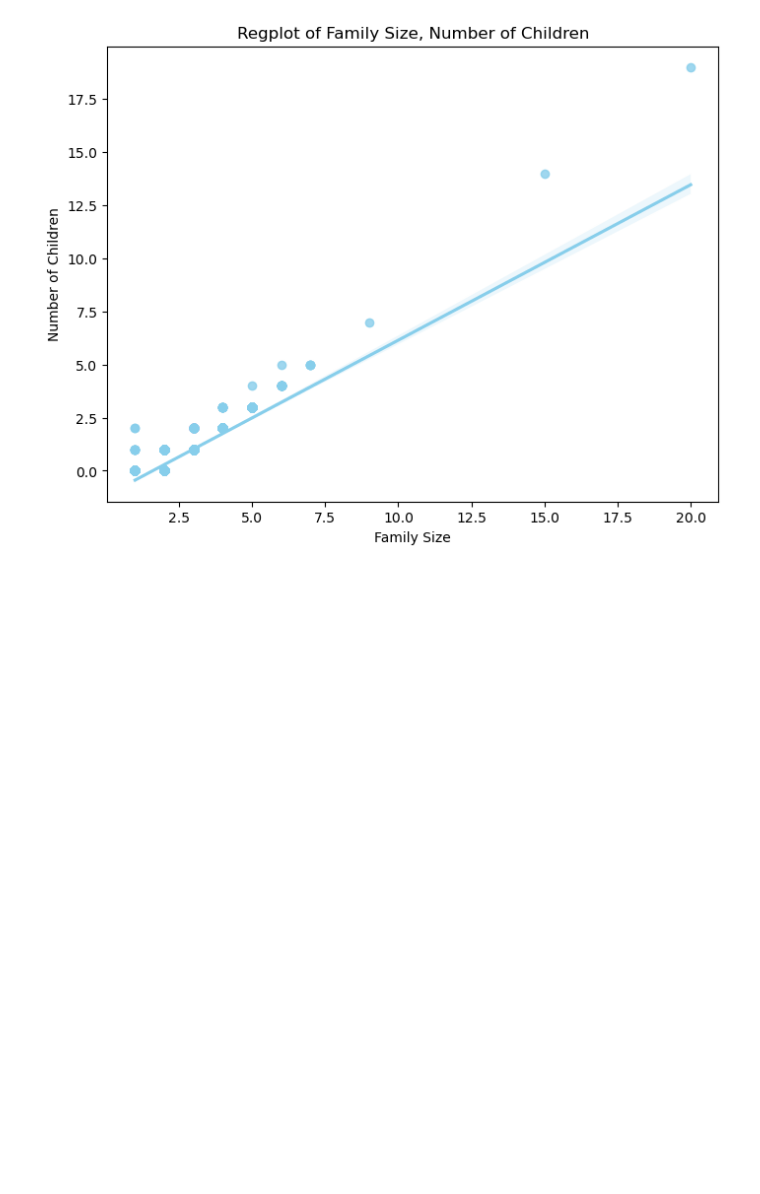
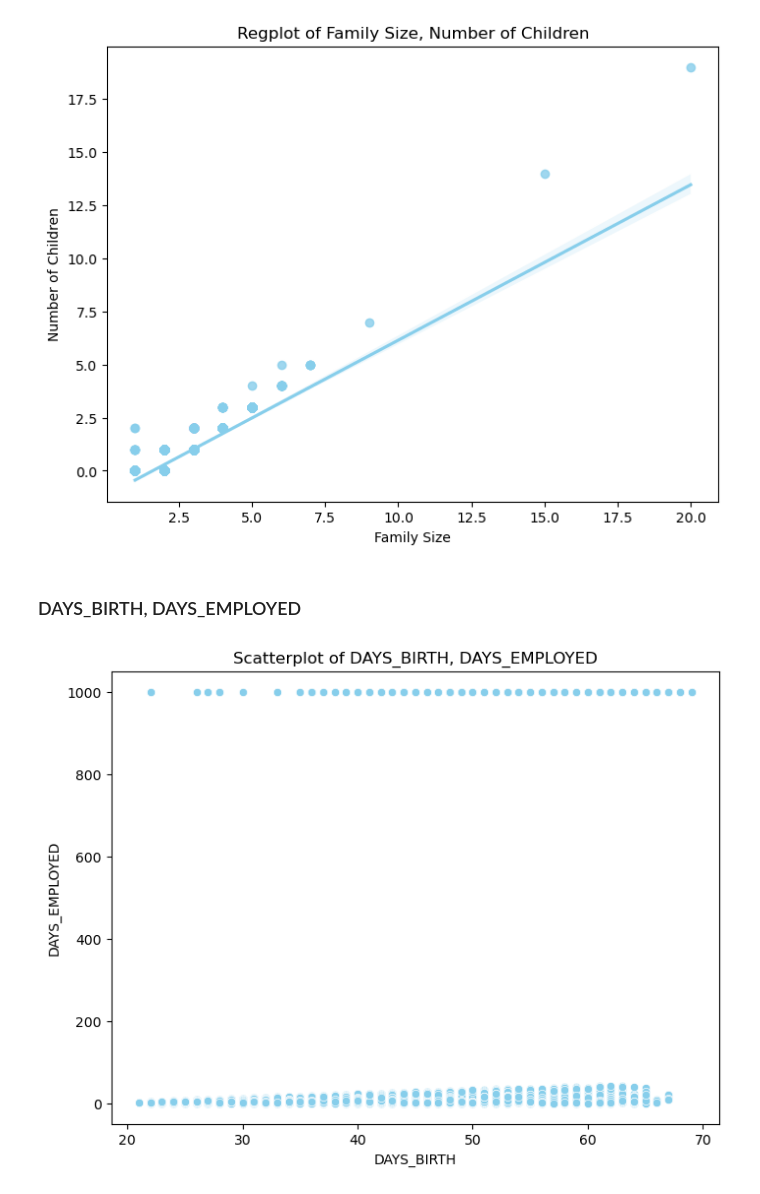
Before and after one commit to tmdcksdl/ML_Credit_Project, a Jupyter notebook: ML_Project/ML_Project2.ipynb, the cells around one changed output. Cells and saved outputs as stored; diff of their text form; code cells hidden in the pictures; blank space fills up the shorter version.

Commit message:
DAYS_BIRTH, DAYS_EMPLOYED

```diff
--- a/ML_Project/ML_Project2.ipynb
+++ b/ML_Project/ML_Project2.ipynb
@@ -1318,3 +1318,18 @@ plt.title('Regplot of Family Size, Number of Children')
 plt.show()
 # %% [output]
 [figure]
+# %% [markdown]
+### DAYS_BIRTH, DAYS_EMPLOYED
+# %%
+merge_df3['DAYS_BIRTH'] = round(abs(merge_df3['DAYS_BIRTH']) / 365, 0)
+# %%
+merge_df3['DAYS_EMPLOYED'] = round(abs(merge_df3['DAYS_EMPLOYED']) / 365, 0)
+# %%
+plt.figure(figsize=(8, 6))
+sns.scatterplot(data=merge_df3, x='DAYS_BIRTH', y='DAYS_EMPLOYED', color='skyblue')
+plt.xlabel('DAYS_BIRTH')
+plt.ylabel('DAYS_EMPLOYED')
+plt.title('Scatterplot of DAYS_BIRTH, DAYS_EMPLOYED')
+plt.show()
+# %% [output]
+[figure, added]
```
Also changed, not shown: parts of 2 cells of this notebook.
